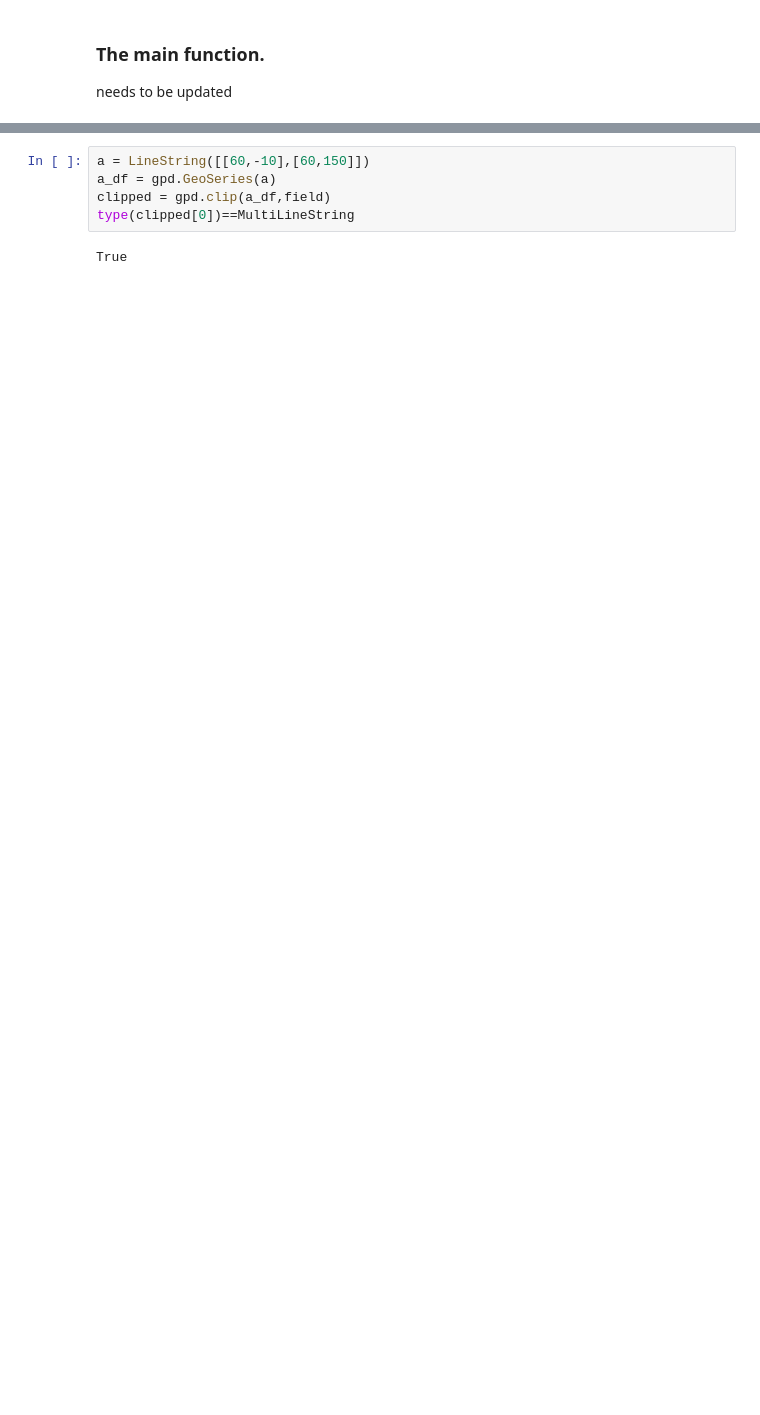
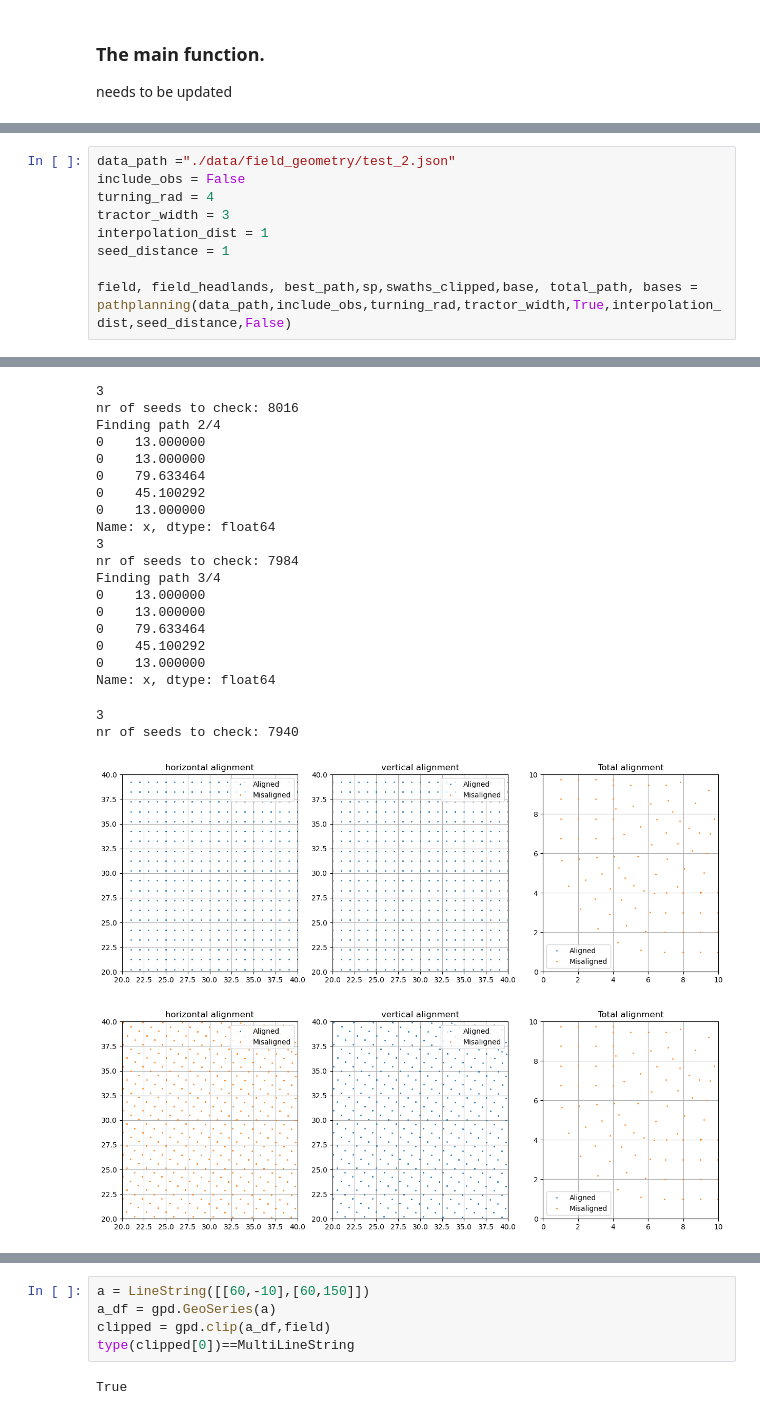
Before and after one commit to NickBak08/AgricultureRobotics, a Jupyter notebook: PathPlanning/cleanedup.ipynb, the cells around one changed output, grey strips where cells are left out. Cells and saved outputs as stored; diff of their text form; blank space fills up the shorter version.

```diff
--- a/PathPlanning/cleanedup.ipynb
+++ b/PathPlanning/cleanedup.ipynb
@@ -763,0 +812,10 @@ nr of seeds to check: 8080
+# %%
+data_path ="./data/field_geometry/test_2.json"
+include_obs = False
+turning_rad = 4
+tractor_width = 3
+interpolation_dist = 1
+seed_distance = 1
+
+field, field_headlands, best_path,sp,swaths_clipped,base, total_path, bases = pathplanning(data_path,include_obs,turning_rad,tractor_width,True,interpolation_dist,seed_distance,False)
+# %% [output]
@@ -763,0 +839,22 @@ nr of seeds to check: 8080
+3
+nr of seeds to check: 8016
+Finding path 2/4
+0    13.000000
+0    13.000000
+0    79.633464
+0    45.100292
+0    13.000000
+Name: x, dtype: float64
+3
+nr of seeds to check: 7984
+Finding path 3/4
+0    13.000000
+0    13.000000
+0    79.633464
+0    45.100292
+0    13.000000
+Name: x, dtype: float64
+3
+nr of seeds to check: 7940
+[figure, added]
+[figure, added]
```
Also changed, not shown: parts of 12 cells of this notebook, 1 other file.
